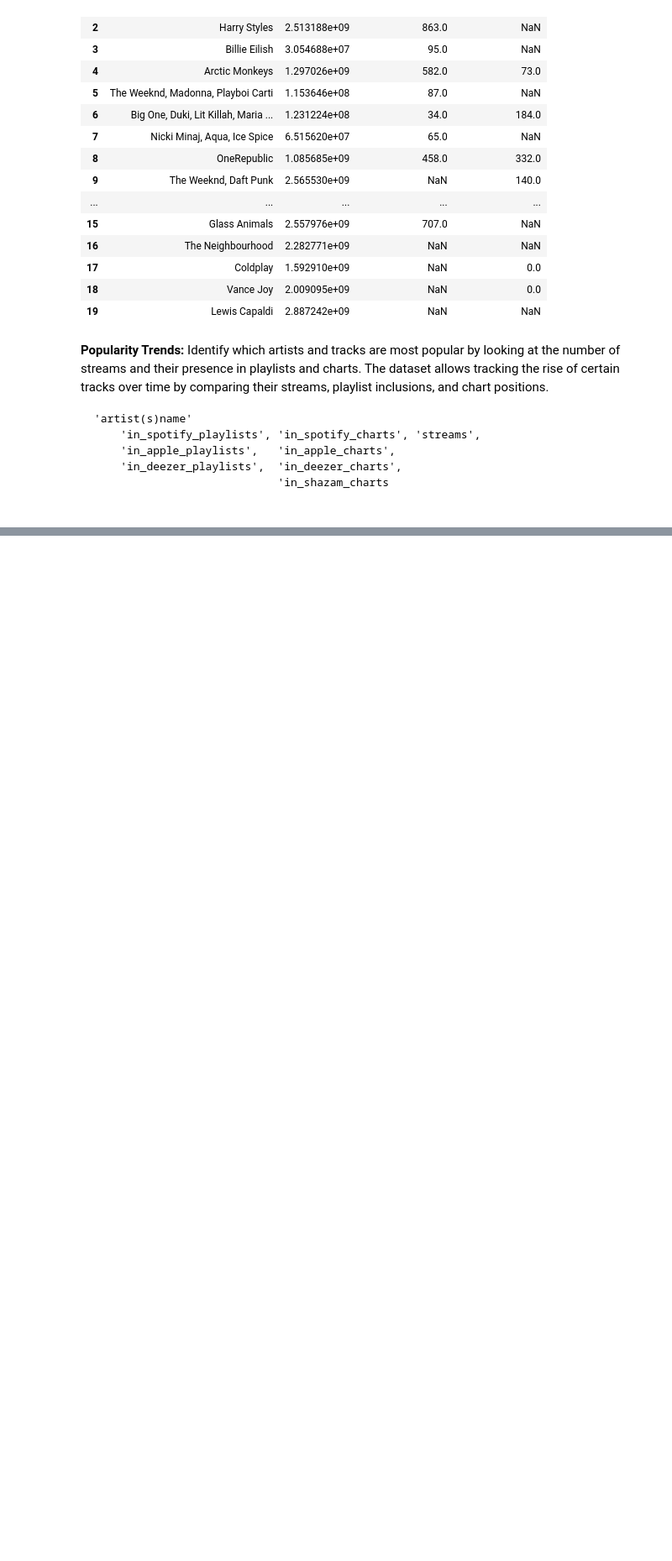
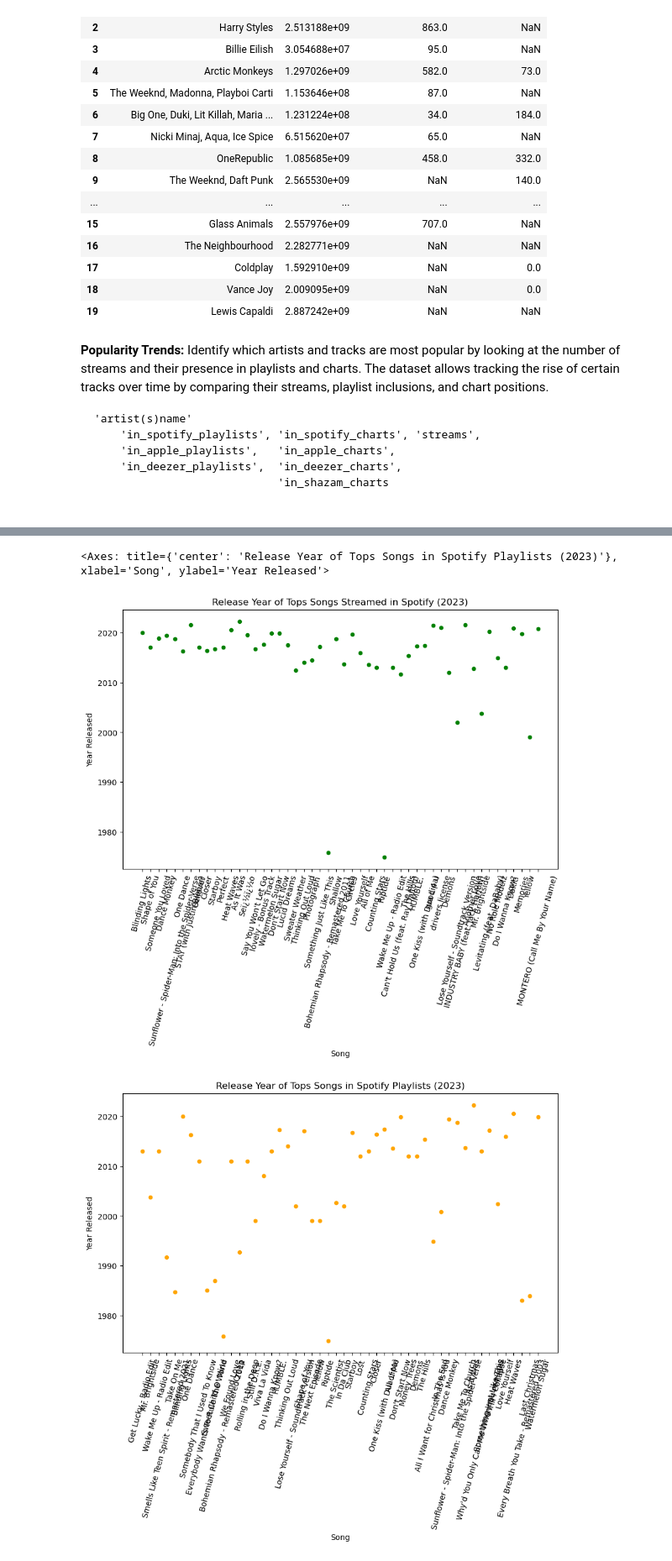
Before and after one commit to willablackmon/spotify_playlist_analysis, a Jupyter notebook: spotify_2023_data.ipynb, the cells around one changed output, grey strips where cells are left out. Shown at 84% size. Cells and saved outputs as stored; diff of their text form; code cells hidden in the pictures; blank space fills up the shorter version.

```diff
--- a/spotify_2023_data.ipynb
+++ b/spotify_2023_data.ipynb
@@ -281,0 +360,46 @@ display(
+# %%
+##########################################################
+#  (Will) Investigate the year(s) of Release of the top Streamed Tracks in Spotify
+#         Investigate the year(s) of Release of the top Tracks Added to Playlists
+##########################################################
+#  The artist/tracks that appeared in the most playlists were different than
+#    those with the most streams.
+#  Qualitative analysis shows that the songs most added to playlists were older than current values.
+#  Plot the top most Streamed Tracks and show the Year They were Released.
+
+
+# adult_names = titanic.loc[titanic["Age"] > 35, "Name"]
+
+
+# Create a smaller DF that includes release_date, artist name, streams, spotify values
+spotify_tracks_date = df_mils[['artist(s)_name', 'track_name', 'release_date',
+                    'mils_of_streams', 'in_spotify_playlists', 'in_spotify_charts']]
+
+
+# Top 20 Tracks by total Streams
+top_streams_dates_df = spotify_tracks_date.sort_values('mils_of_streams', ascending=False).head(50)
+
+# For the top tracks in Streams, what year were they released?
+#  Plot the top most Streamed Tracks and show the Year They were Released.
+display(top_streams_dates_df[['track_name', 'release_date', 'mils_of_streams']].reset_index(drop=True).head(10))
+display(top_streams_dates_df.plot(kind='scatter',
+                title = 'Release Year of Tops Songs Streamed in Spotify (2023)',
+                x='track_name', y='release_date',
+                xlabel='Song', rot=75, # horizontalalignment="center",
+                ylabel='Year Released',
+                color = 'green', figsize=[10,6]))
+
+
+# Top 20 Tracks by total playlists
+top_playlist_dates_df = spotify_tracks_date.sort_values('in_spotify_playlists', ascending=False).head(50)
+
+# For the top tracks in Playlists, what year were they released?
+#  Plot the top Tracks in Playlists and show the Year They were Released.
+display(top_playlist_dates_df[['track_name', 'release_date', 'in_spotify_playlists']].reset_index(drop=True).head(10))
+display(top_playlist_dates_df.plot(kind='scatter',
+                title = 'Release Year of Tops Songs in Spotify Playlists (2023)',
+                x='track_name', y='release_date',
+                xlabel='Song', rot=75, # horizontalalignment="center",
+                ylabel='Year Released',
+                color = 'orange', figsize=[10,6]))
+# %% [output]
@@ -281,0 +429,3 @@ display(
+<Axes: title={'center': 'Release Year of Tops Songs in Spotify Playlists (2023)'}, xlabel='Song', ylabel='Year Released'>
+[figure, added]
+[figure, added]
```
Also changed, not shown: parts of 10 cells of this notebook.
